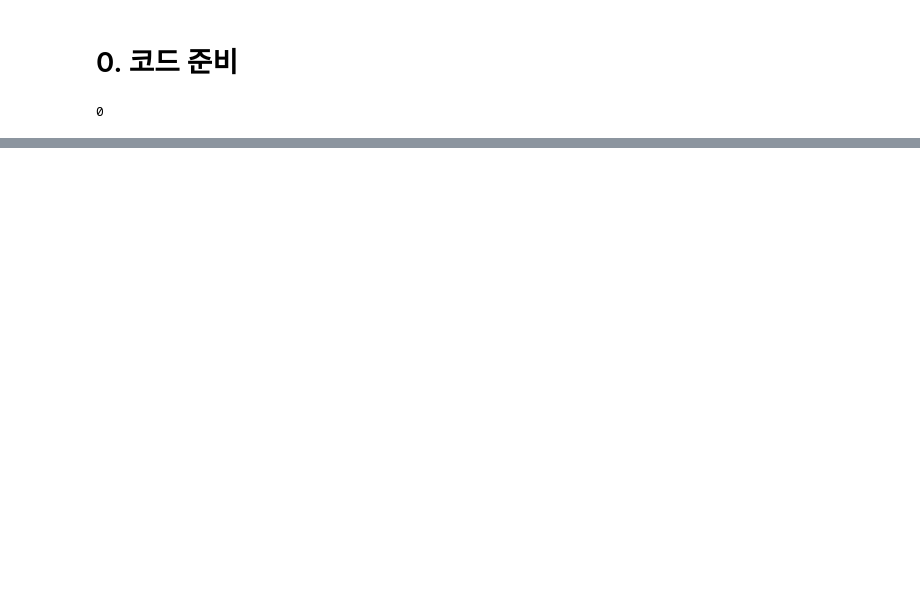
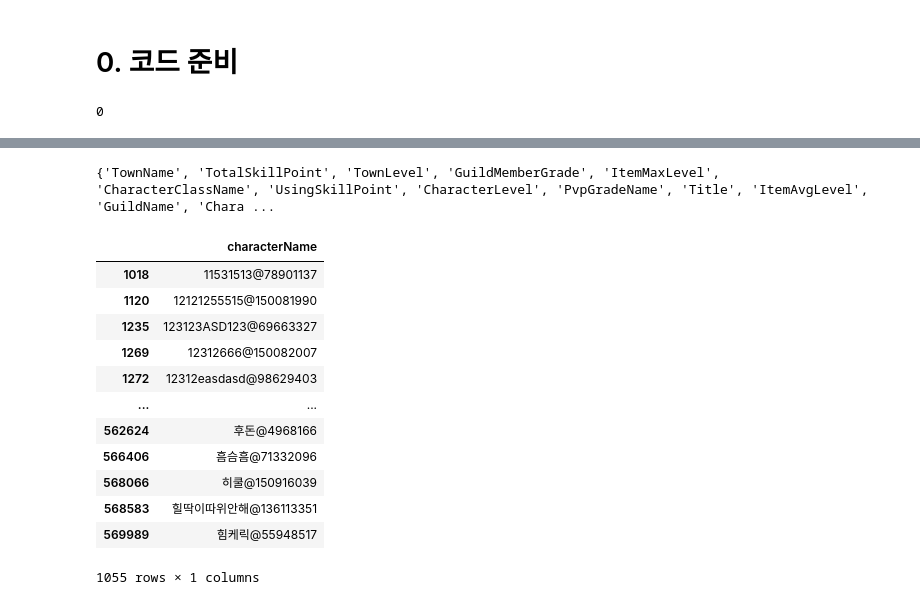
Before and after one commit to LeeNamGyu98/Lostark-API-DA, a Jupyter notebook: 04. Setting DB.ipynb, the cells around one changed output, grey strips where cells are left out. Cells and saved outputs as stored; diff of their text form; code cells hidden in the pictures; blank space fills up the shorter version.

```diff
--- a/04. Setting DB.ipynb
+++ b/04. Setting DB.ipynb
@@ -44,0 +60,9 @@ db.close()
+# %%
+sql = "SELECT * FROM lostark.raw_character_data_table LIMIT 1;"
+cursor.execute(sql)
+columns = [col[0] for col in cursor.description]
+column = columns[2]
+
+sql = f"SELECT {column} FROM lostark.raw_character_data_table;"
+cursor.execute(sql)
+df = pd.DataFrame(cursor.fetchall(), columns=[column])
@@ -44,0 +80,17 @@ db.close()
+# %%
+def get_all_keys(d):
+    all_keys = set()
+    if isinstance(d, dict):
+        for k, v in d.items():
+            all_keys.add(k)
+            all_keys.update(get_all_keys(v))
+    return tuple(all_keys)
+
+all_keys = set(eval(eval(str(df.values[0]))[0]).keys())
+
+for i in range(len(df)):
+    d = eval(eval(str(df.values[i]))[0])
+    all_keys.add(get_all_keys(d))
+print(all_keys)
+# %% [output]
+{'TownName', 'TotalSkillPoint', 'TownLevel', 'GuildMemberGrade', 'ItemMaxLevel', 'CharacterClassName', 'UsingSkillPoint', 'CharacterLevel', 'PvpGradeName', 'Title', 'ItemAvgLevel', 'GuildName', 'Chara ...
@@ -44,0 +136,17 @@ db.close()
+# %%
+cdf = df[df[column].str.contains('@')]
+cdf
+# %% [output]
+|  | characterName |
+| 1018 | 11531513@78901137 |
+| 1120 | 12121255515@150081990 |
+| 1235 | 123123ASD123@69663327 |
+| 1269 | 12312666@150082007 |
+| 1272 | 12312easdasd@98629403 |
+| ... | ... |
+| 562624 | 후돈@4968166 |
+| 566406 | 흠슴흠@71332096 |
+| 568066 | 히쿨@150916039 |
+| 568583 | 힐딱이따위안해@136113351 |
+| 569989 | 힘케릭@55948517 |
+1055 rows × 1 columns
```
Also changed, not shown: parts of 9 cells of this notebook.
